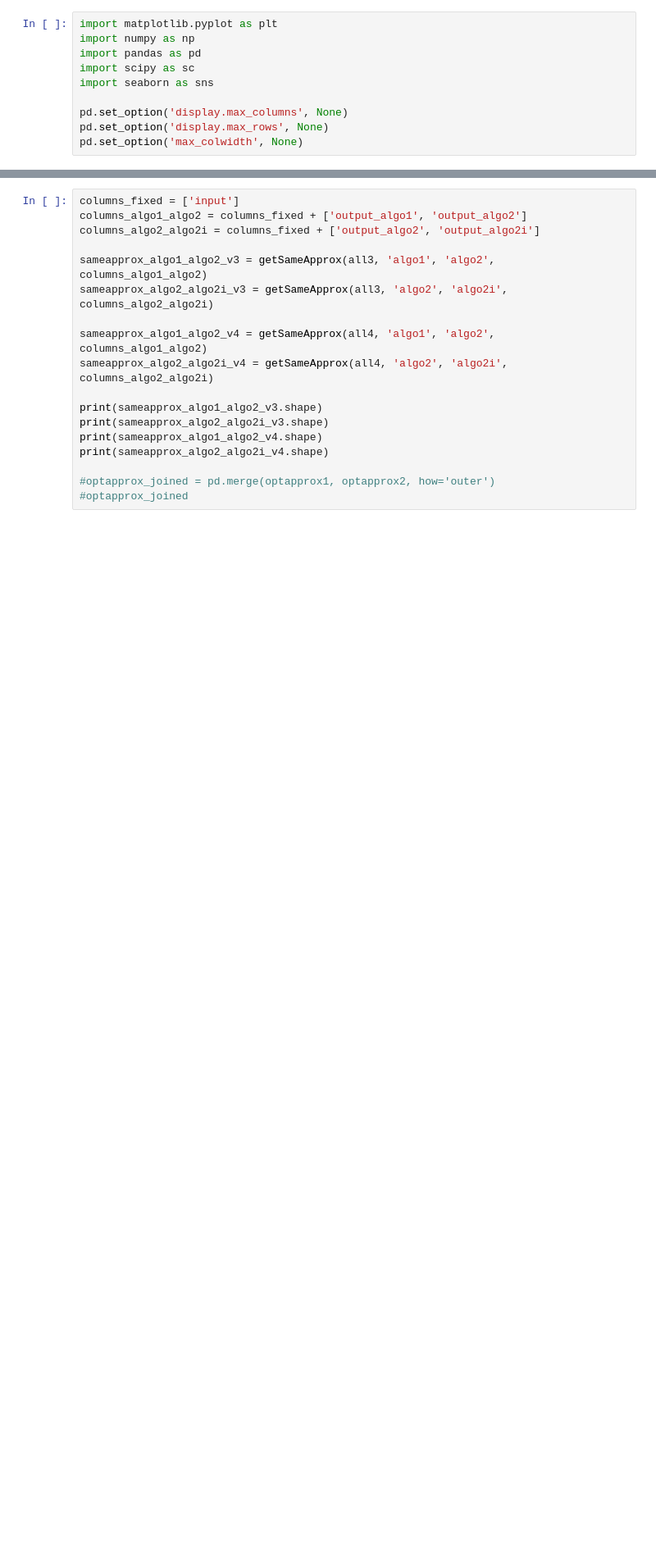
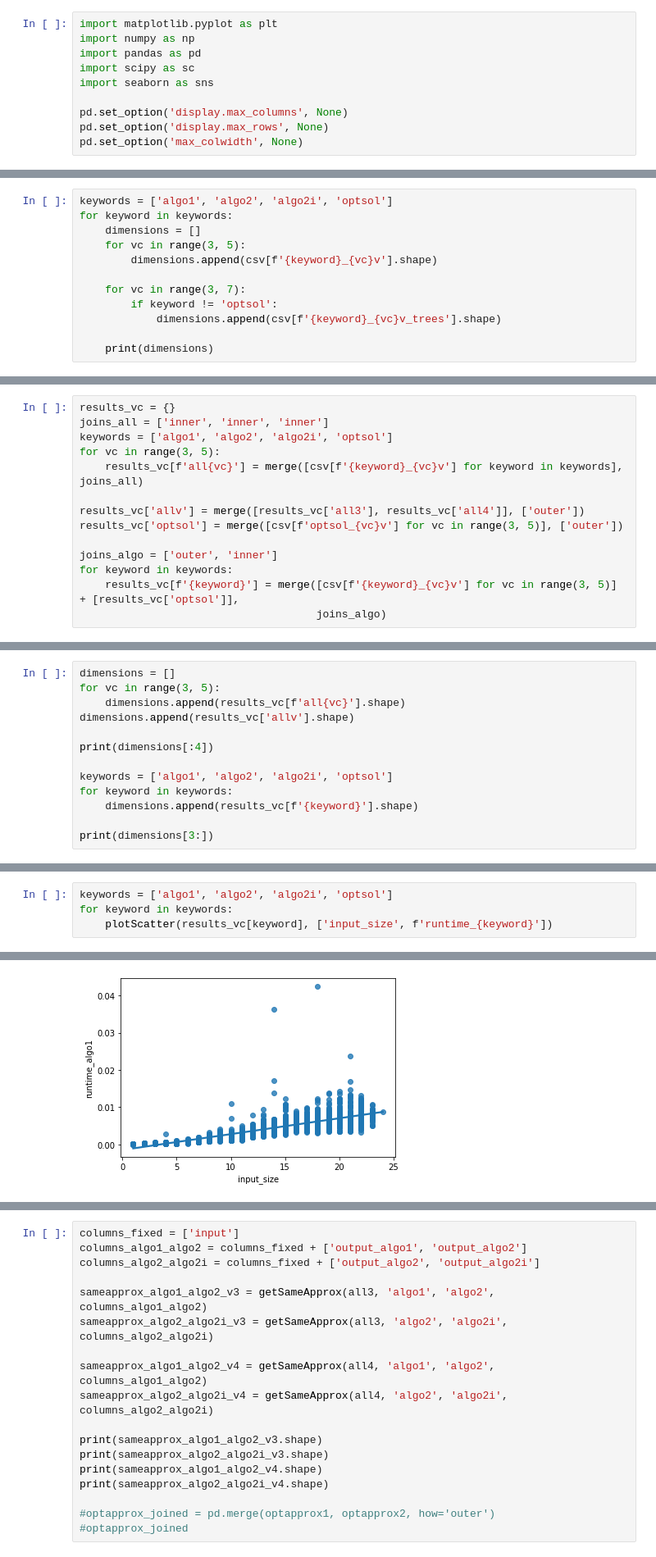
Before and after one commit to cjgsongsong/cs199aclthesis, a Jupyter notebook: analysis.ipynb, the cells around one changed output, grey strips where cells are left out. Shown at 82% size. Drawn from its saved outputs; the diff is of its cells as text; blank space fills up the shorter version.

```diff
--- a/analysis.ipynb
+++ b/analysis.ipynb
@@ -82,0 +23,12 @@ print(dimensions_optsol)
+# %%
+keywords = ['algo1', 'algo2', 'algo2i', 'optsol']
+for keyword in keywords:
+    dimensions = []
+    for vc in range(3, 5):
+        dimensions.append(csv[f'{keyword}_{vc}v'].shape)
+
+    for vc in range(3, 7):
+        if keyword != 'optsol':
+            dimensions.append(csv[f'{keyword}_{vc}v_trees'].shape)
+
+    print(dimensions)
@@ -207,0 +126,14 @@ y = 0.10173x + 3.40265
+# %%
+results_vc = {}
+joins_all = ['inner', 'inner', 'inner']
+keywords = ['algo1', 'algo2', 'algo2i', 'optsol']
+for vc in range(3, 5):
+    results_vc[f'all{vc}'] = merge([csv[f'{keyword}_{vc}v'] for keyword in keywords], joins_all)
+
+results_vc['allv'] = merge([results_vc['all3'], results_vc['all4']], ['outer'])
+results_vc['optsol'] = merge([csv[f'optsol_{vc}v'] for vc in range(3, 5)], ['outer'])
+
+joins_algo = ['outer', 'inner']
+for keyword in keywords:
+    results_vc[f'{keyword}'] = merge([csv[f'{keyword}_{vc}v'] for vc in range(3, 5)] + [results_vc['optsol']],
+                                     joins_algo)
@@ -207,0 +152,13 @@ y = 0.10173x + 3.40265
+# %%
+dimensions = []
+for vc in range(3, 5):
+    dimensions.append(results_vc[f'all{vc}'].shape)
+dimensions.append(results_vc['allv'].shape)
+
+print(dimensions[:4])
+
+keywords = ['algo1', 'algo2', 'algo2i', 'optsol']
+for keyword in keywords:
+    dimensions.append(results_vc[f'{keyword}'].shape)
+
+print(dimensions[3:])
@@ -207,0 +168,5 @@ y = 0.10173x + 3.40265
+# %%
+keywords = ['algo1', 'algo2', 'algo2i', 'optsol']
+for keyword in keywords:
+    plotScatter(results_vc[keyword], ['input_size', f'runtime_{keyword}'])
+# %% [output]
@@ -207,0 +174 @@ y = 0.10173x + 3.40265
+[figure, added]
```
Also changed, not shown: parts of 29 cells of this notebook, 8 other files.
